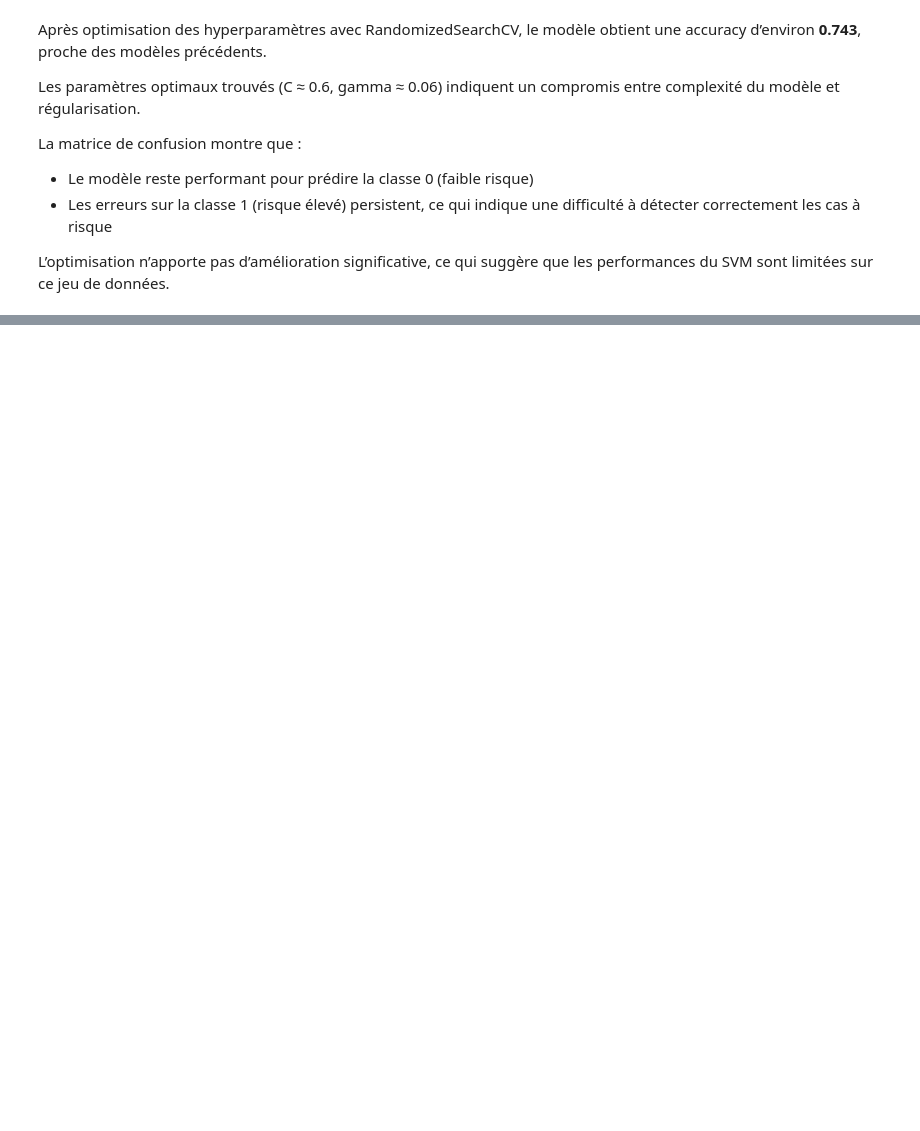
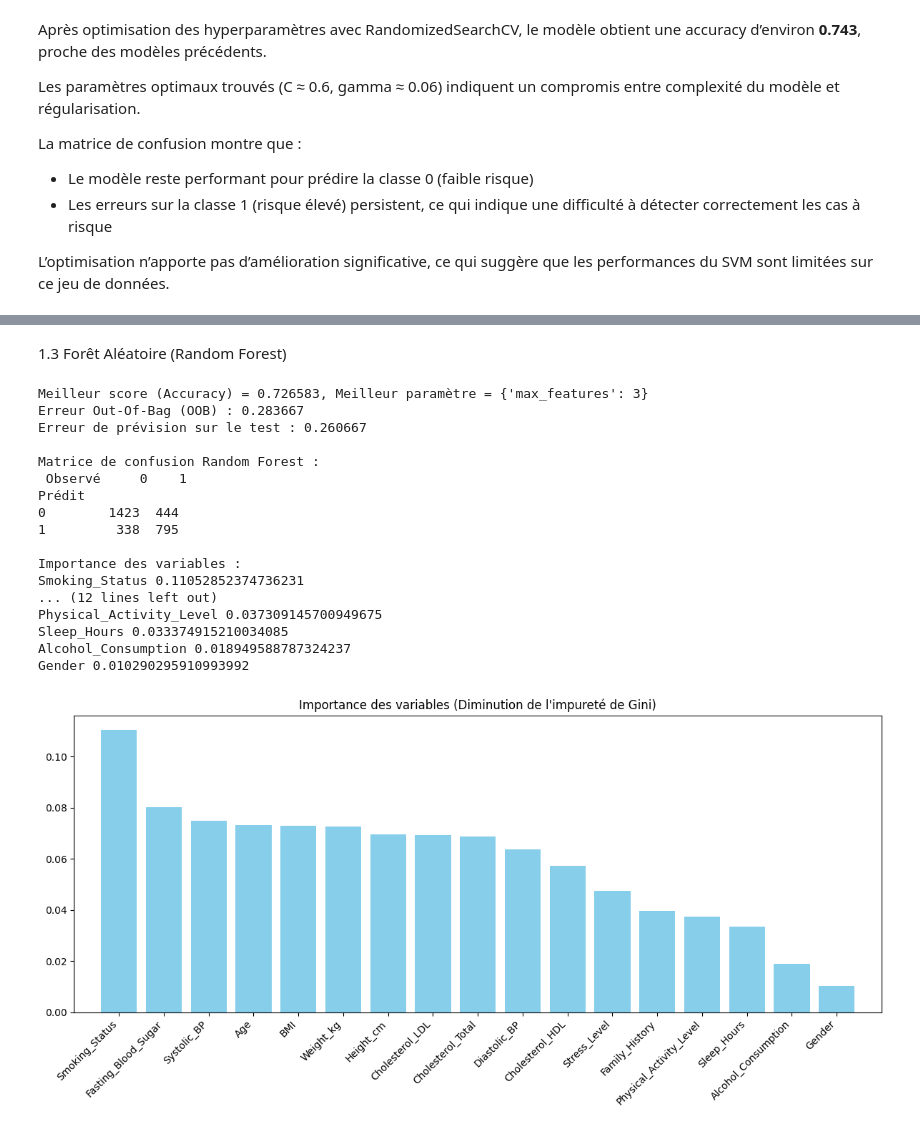
Before and after one commit to AhmedBousbih/Projet-Machine-learning, a Jupyter notebook: Projet_ML_py.ipynb, the cells around one changed output, grey strips where cells are left out. Drawn from its saved outputs; the diff is of its cells as text; code cells hidden in the pictures; blank space fills up the shorter version.

```diff
--- a/Projet_ML_py.ipynb
+++ b/Projet_ML_py.ipynb
@@ -361,0 +451,63 @@ L’optimisation n’apporte pas d’amélioration significative, ce qui suggèr
+# %% [markdown]
+1.3 Forêt Aléatoire (Random Forest)
+# %%
+# Optimisation du paramètre max_features par validation croisée
+# On teste de 2 à 8 variables tirées aléatoirement pour chaque nœud
+param_rf = [{"max_features": list(range(2, 9, 1))}]
+
+# On active oob_score=True comme dans le TP
+forest = RandomForestClassifier(n_estimators=100, random_state=randomseed, oob_score=True)
+rf = GridSearchCV(forest, param_rf, cv=5, n_jobs=-1)
+rfOpt = rf.fit(X_train, y_train)
+
+# Paramètre optimal
+print("Meilleur score (Accuracy) = %f, Meilleur paramètre = %s" % (rfOpt.best_score_, rfOpt.best_params_))
+
+# Récupération du meilleur modèle pour lire le score OOB
+best_rf = rfOpt.best_estimator_
+print("Erreur Out-Of-Bag (OOB) : %f" % (1 - best_rf.oob_score_))
+
+# Erreur de prévision sur le test
+print("Erreur de prévision sur le test : %f" % (1 - rfOpt.score(X_test, y_test)))
+
+# Prévision et matrice de confusion
+y_chap_rf = rfOpt.predict(X_test)
+table_rf = pd.crosstab(y_chap_rf, y_test, rownames=['Prédit'], colnames=['Observé'])
+print("\nMatrice de confusion Random Forest :\n", table_rf)
+
+# --- Importance décroissante des variables (Codé exactement comme dans le TP) ---
+importances = best_rf.feature_importances_
+indices = np.argsort(importances)[::-1]
+
+print("\nImportance des variables :")
+for f in range(X_train.shape[1]):
+    print(X_train.columns[indices[f]], importances[indices[f]])
+
+# Graphe des importances (Adapté du TP)
+plt.figure(figsize=(12, 6))
+plt.title("Importance des variables (Diminution de l'impureté de Gini)")
+plt.bar(range(X_train.shape[1]), importances[indices], color="skyblue")
+# On ajoute une rotation pour que les noms de tes variables soient lisibles
+plt.xticks(range(X_train.shape[1]), X_train.columns[indices].tolist(), rotation=45, ha="right")
+plt.xlim([-1, X_train.shape[1]])
+plt.tight_layout() # Évite que les labels soient coupés
+plt.show()
+# %% [output]
+Meilleur score (Accuracy) = 0.726583, Meilleur paramètre = {'max_features': 3}
+Erreur Out-Of-Bag (OOB) : 0.283667
+Erreur de prévision sur le test : 0.260667
+
+Matrice de confusion Random Forest :
+ Observé     0    1
+Prédit
+0        1423  444
+1         338  795
+
+Importance des variables :
+Smoking_Status 0.11052852374736231
+... (12 lines left out)
+Physical_Activity_Level 0.037309145700949675
+Sleep_Hours 0.033374915210034085
+Alcohol_Consumption 0.018949588787324237
+Gender 0.010290295910993992
+[figure, added]
```
Also changed, not shown: parts of 37 cells of this notebook.
